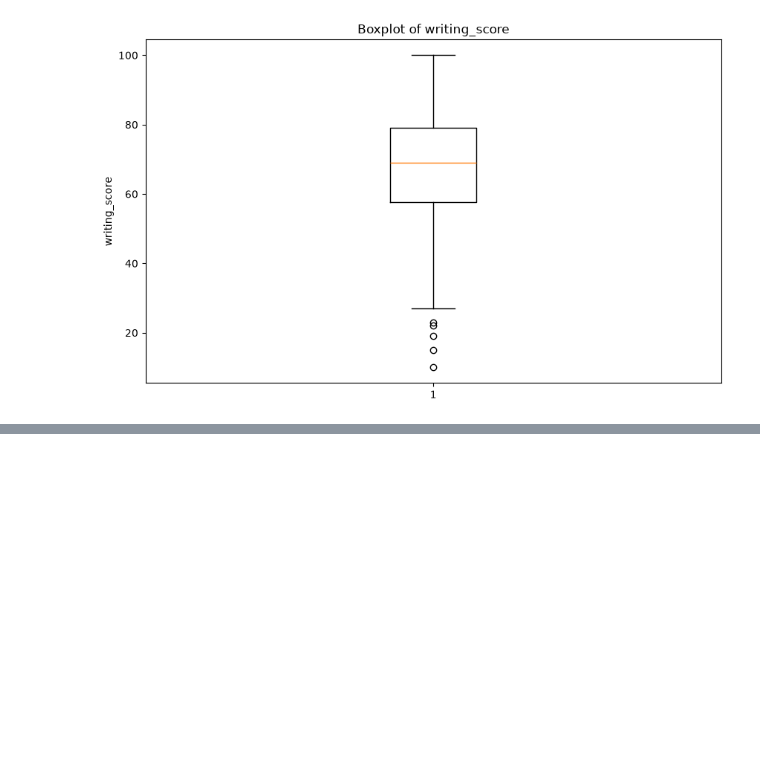
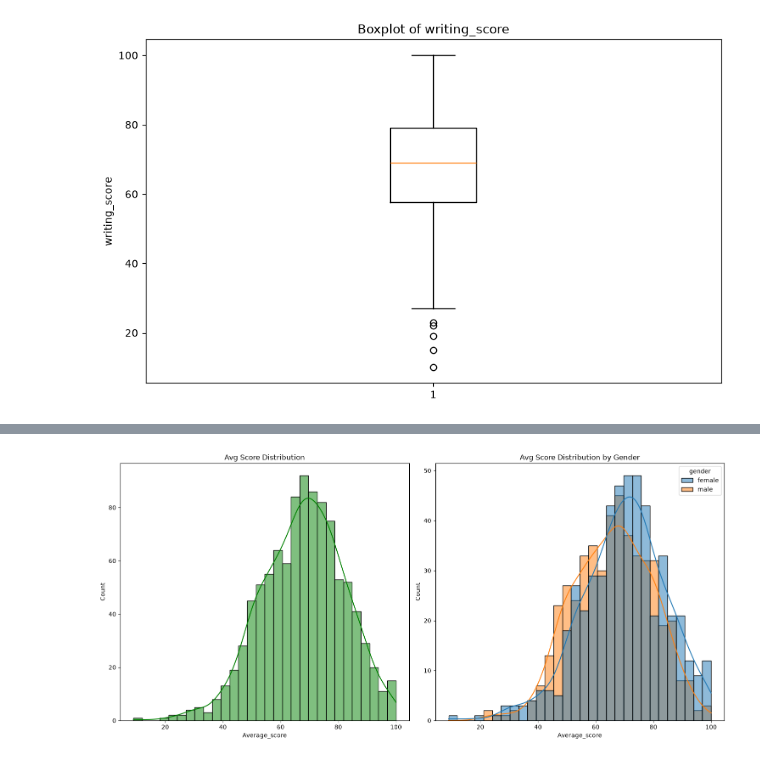
Before and after one commit to Adarshmaddheshiya/student-performance-, a Jupyter notebook: data_analysis/EDA_students.ipynb, the cells around one changed output, grey strips where cells are left out. Cells and saved outputs as stored; diff of their text form; code cells hidden in the pictures; blank space fills up the shorter version.

```diff
--- a/data_analysis/EDA_students.ipynb
+++ b/data_analysis/EDA_students.ipynb
@@ -158,0 +231,12 @@ sns.pairplot(df, hue='gender', vars=['math_score', 'reading_score', 'writing_sco
+# %%
+plt.subplots(1,2, figsize=(15,7))
+plt.subplot(121)
+sns.histplot(data=df,x='Average_score',kde=True,bins=30,color='green')
+plt.title('Avg Score Distribution')
+plt.subplot(122)
+sns.histplot(data=df,x='Average_score',kde=True,bins=30,color='green',hue='gender')
+plt.title('Avg Score Distribution by Gender')
+plt.tight_layout()
+plt.show()
+# %% [output]
+[figure, added]
```
Also changed, not shown: parts of 13 cells of this notebook.
